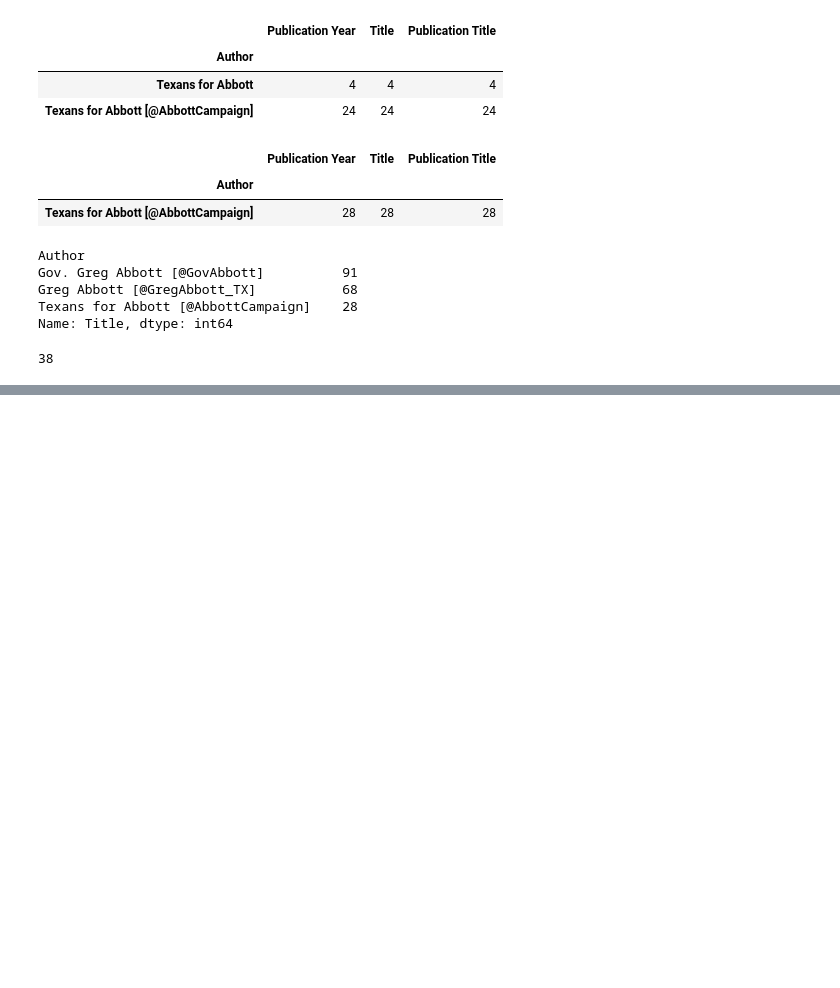
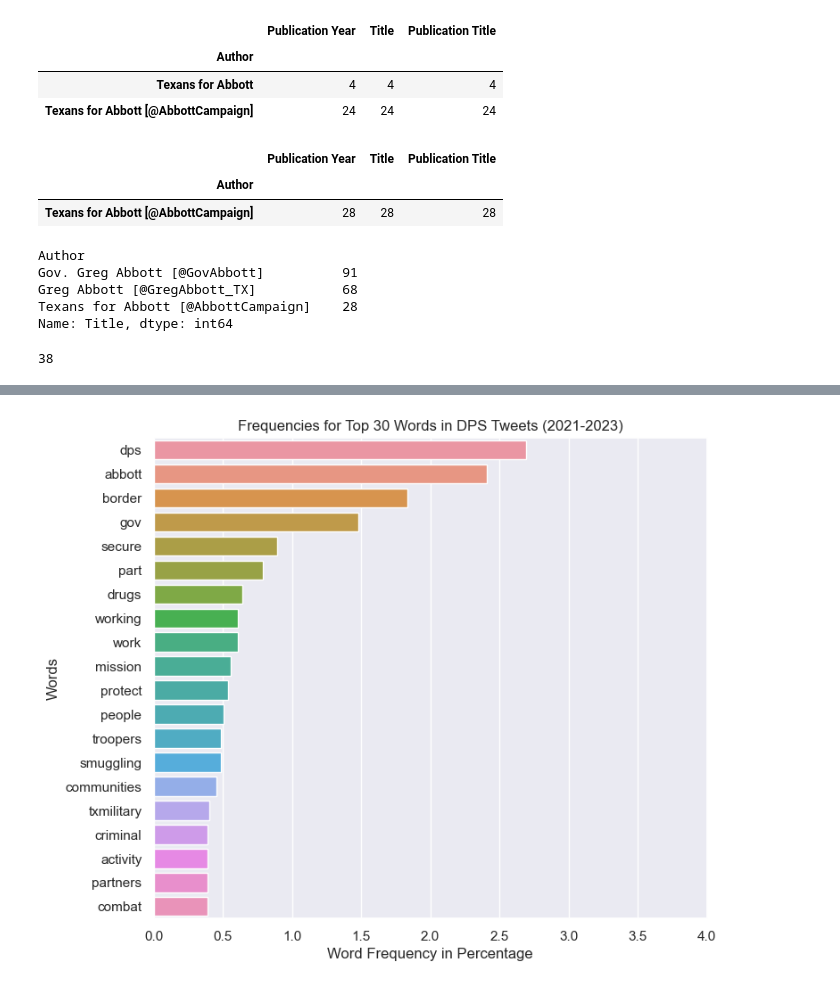
Before and after one commit to djryn/OLS_resesarch, a Jupyter notebook: Tweet_analysis.ipynb, the cells around one changed output, grey strips where cells are left out. Saved outputs shown, nothing was run; the diff lists cells and outputs as text; code cells hidden in the pictures; blank space fills up the shorter version.

```diff
--- a/Tweet_analysis.ipynb
+++ b/Tweet_analysis.ipynb
@@ -226,0 +373,23 @@ plt.show()
+# %%
+dps_all_text = " ".join(dps_tweets['Title']).lower()
+
+dps_all_text = re.sub(r"http\S+", "", dps_all_text)
+dps_all_text = rep(dps_all_text, words_to_replace)
+
+tokens = tokenizer.tokenize(dps_all_text)
+
+new_tokens = []
+for i in range(len(tokens)):
+    if i < len(tokens)-1 and re.match(pattern[0], tokens[i] + " " + tokens[i+1]):
+        new_tokens.append(tokens[i] + " " + tokens[i+1])
+    else:
+        new_tokens.append(tokens[i])
+
+filtered_tokens = [token for token in new_tokens if token not in stop_words]
+total_words = len(new_tokens)
+fdist = FreqDist(filtered_tokens)
+dps_total_freqs = fdist
+
+
+for word, frequency in dps_total_freqs.most_common(10):
+    print(f"{word}: {frequency}")
@@ -226,0 +407,18 @@ plt.show()
+# %%
+dps_top_words = [(k ,(v/total_words)*100) for k, v in dps_total_freqs.most_common(20)]
+
+# Create a bar plot of the most common words
+fig, ax = plt.subplots(1,1,figsize=(8,7))
+sns.set(style="darkgrid")
+sns.barplot(ax=ax,
+            x=[w[1] for w in dps_top_words],
+            y=[w[0] for w in dps_top_words])
+ax.set(xlabel='Word Frequency in Percentage',
+       ylabel='Words',
+       title='Frequencies for Top 30 Words in DPS Tweets (2021-2023)')
+ax.set_xlim(0,4)
+
+plt.savefig('images/Tweets/DPS_freqs_all.png', bbox_inches='tight')
+plt.show()
+# %% [output]
+[figure, added]
```
Also changed, not shown: parts of 24 cells of this notebook, 11 other files.
